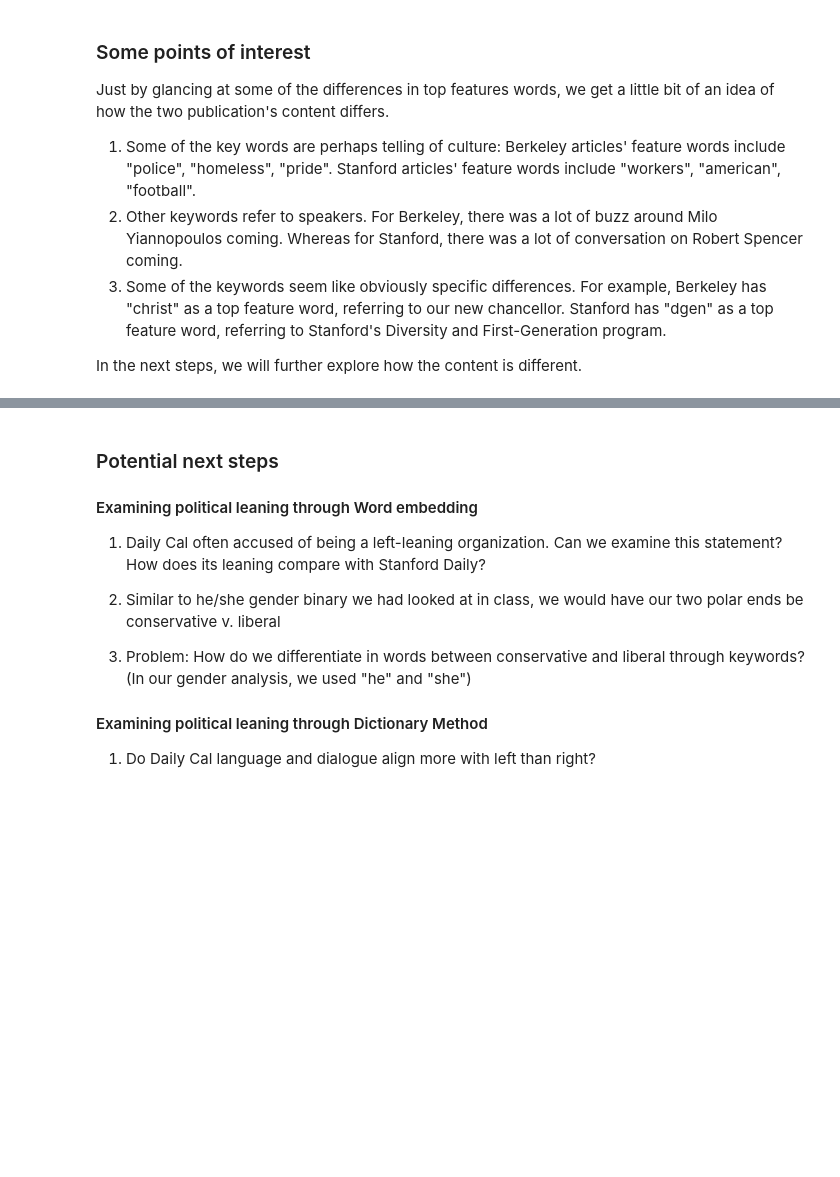
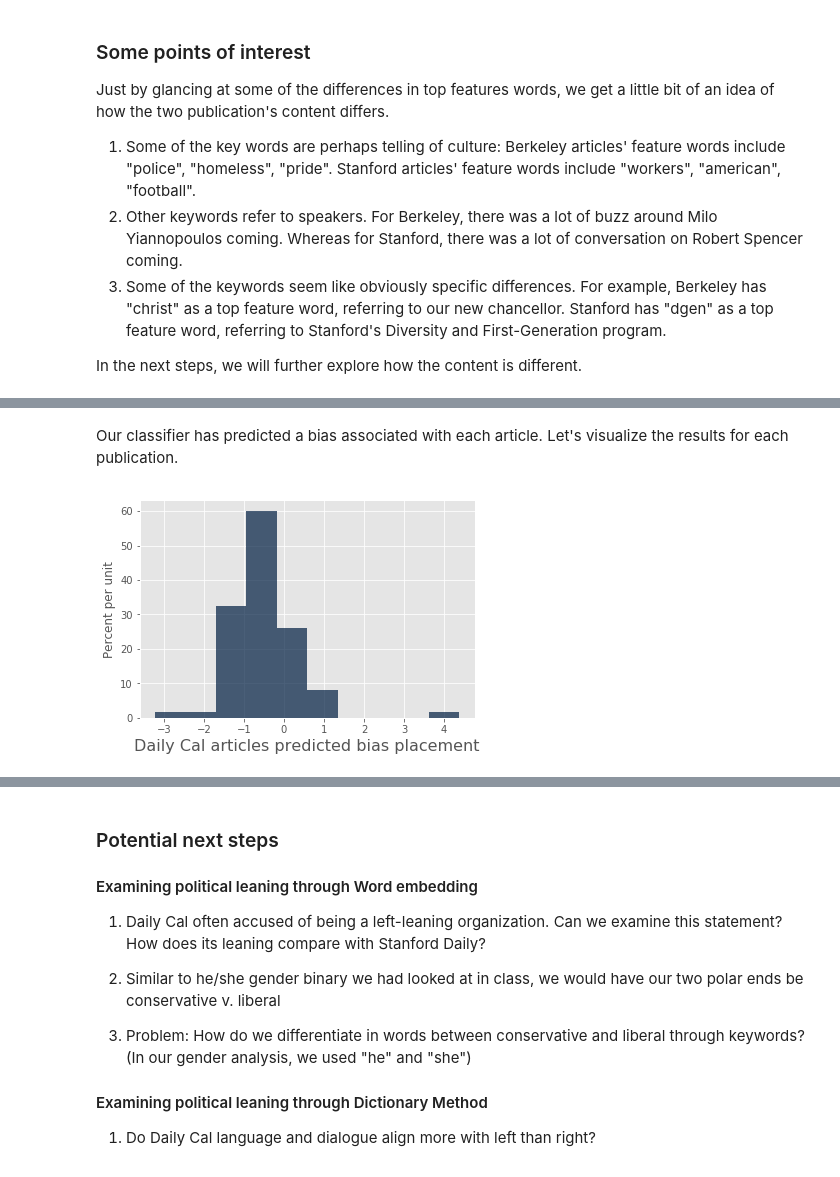
Before and after one commit to avniprasad/Media_Bias, a Jupyter notebook: Corpus_Analysis.ipynb, the cells around one changed output, grey strips where cells are left out. Saved outputs shown, nothing was run; the diff lists cells and outputs as text; code cells hidden in the pictures; blank space fills up the shorter version.

```diff
--- a/Corpus_Analysis.ipynb
+++ b/Corpus_Analysis.ipynb
@@ -347,0 +537,18 @@ In the next steps, we will further explore how the content is different.
+# %%
+content = publication_table.column('Content')
+content = replace_word(content, 'fox', '')
+content = replace_word(content, 'hannity', '')
+content = replace_word(content, 'yorker', '')
+content = replace_word(content, 'cnn', '')
+content = replace_word(content, 'breitbart', '')
+content = replace_word(content, 'slate', '')
+content = replace_word(content, 'blaze', '')
+content = replace_word(content, 'npr', '')
+
+biases = publication_table.column('Bias')
+
+testing_content = info_table.column('Content')
+testing_content = replace_word(testing_content, 'berkeley', 'college')
+testing_content = replace_word(testing_content, 'stanford', 'college')
+testing_content = replace_word(testing_content, 'uc', '') #also replacing 'UC' which is associated with 'UC' Berkeley
+testing_content = replace_word(testing_content, 'cal', 'college')
@@ -347,0 +617,20 @@ In the next steps, we will further explore how the content is different.
+# %%
+def linear_model_classifier(train_con, train_bias, test_con, info_table):
+
+    x_train, x_test, y_train = train_con, test_con, train_bias
+    x = np.append(x_train, x_test)
+
+    # get tfidf values
+    tfidf = TfidfVectorizer(stop_words = 'english')
+    tfidf.fit(x)
+    x_train = tfidf.transform(x_train)
+    x_test = tfidf.transform(x_test)
+
+    linreg = LinearRegression()
+    linreg.fit(x_train, y_train)
+    predictions = linreg.predict(x_test)
+    return info_table.with_column('Predicted bias placement', predictions)
+
+
+placement_table = linear_model_classifier(content, publication_table.column('Placement'), testing_content, info_table)
+placement_table
@@ -347,0 +650,6 @@ In the next steps, we will further explore how the content is different.
+# %% [markdown]
+Our classifier has predicted a bias associated with each article. Let's visualize the results for each publication.
+# %%
+placement_table.where('Publication', 'Daily Cal').relabel(5, 'Daily Cal articles predicted bias placement').hist(5)
+# %% [output]
+[figure, added]
```
Also changed, not shown: parts of 27 cells of this notebook.
